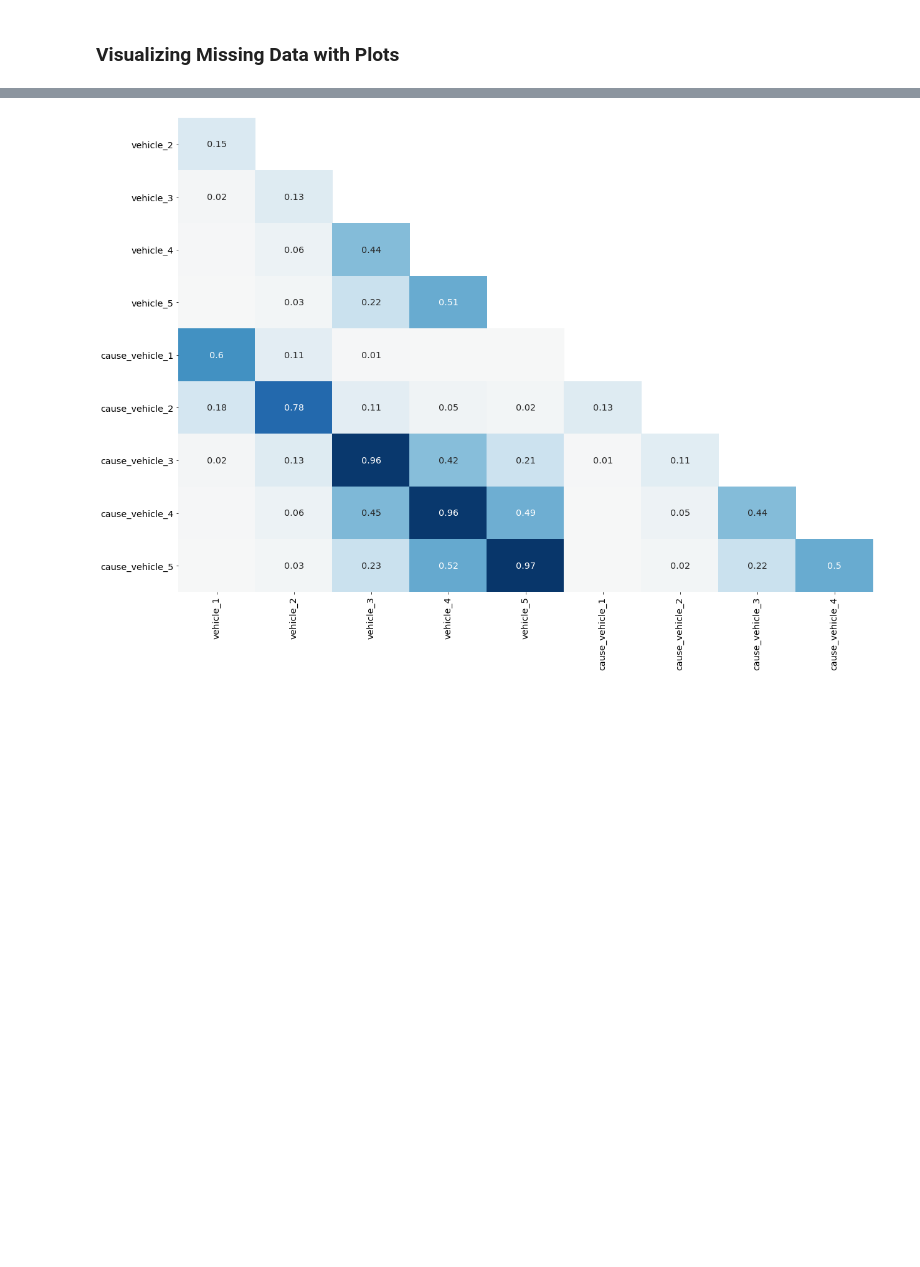
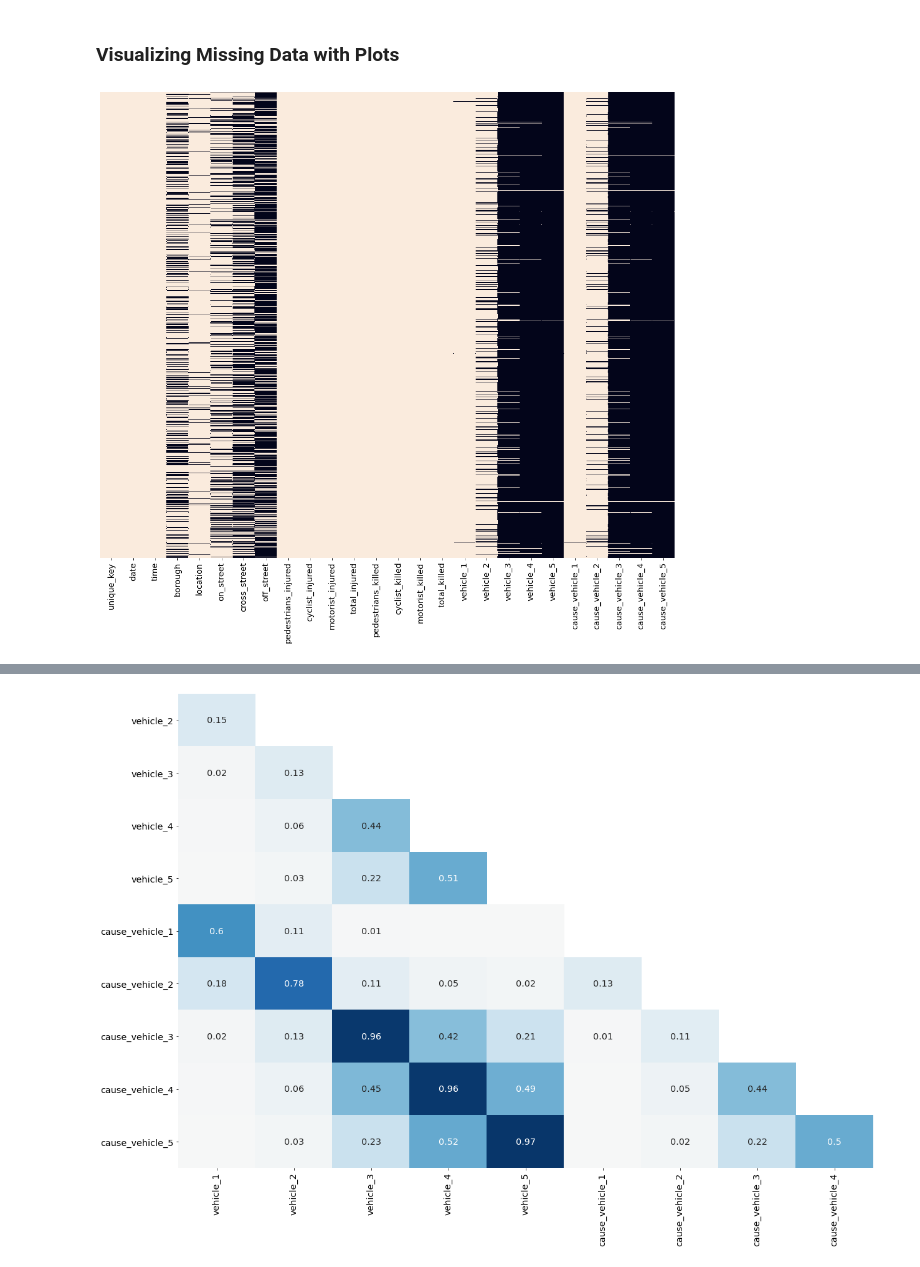
Before and after one commit to hoangvn111/Data-Cleaning-in-Python-Advanced, a Jupyter notebook: Data_Cleaning_in_Python_Advanced.ipynb, the cells around one changed output, grey strips where cells are left out. Cells and saved outputs as stored; diff of their text form; code cells hidden in the pictures; blank space fills up the shorter version.

```diff
--- a/Data_Cleaning_in_Python_Advanced.ipynb
+++ b/Data_Cleaning_in_Python_Advanced.ipynb
@@ -1296,3 +1297,20 @@ mvc['total_injured'] = injured['total_injured']
 mvc['total_killed'] = killed['total_killed']
 # %% [markdown]
 ### Visualizing Missing Data with Plots
+# %%
+import matplotlib.pyplot as plt
+import seaborn as sns
+
+def plot_null_matrix(df, figsize=(18,15)):
+    # initiate the figure
+    plt.figure(figsize=figsize)
+    # create a boolean dataframe based on whether values are null
+    df_null = df.isnull()
+    # create a heatmap of the boolean dataframe
+    sns.heatmap(~df_null, cbar=False, yticklabels=False)
+    plt.xticks(rotation=90, size='x-large')
+    plt.show()
+
+plot_null_matrix(mvc)
+# %% [output]
+[figure, added]
```
Also changed, not shown: parts of 28 cells of this notebook.
